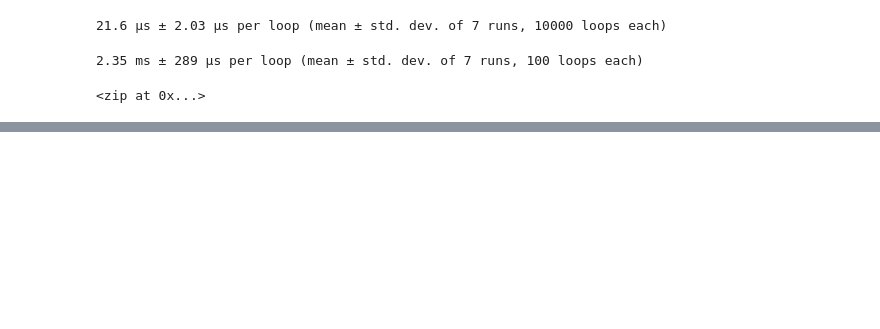
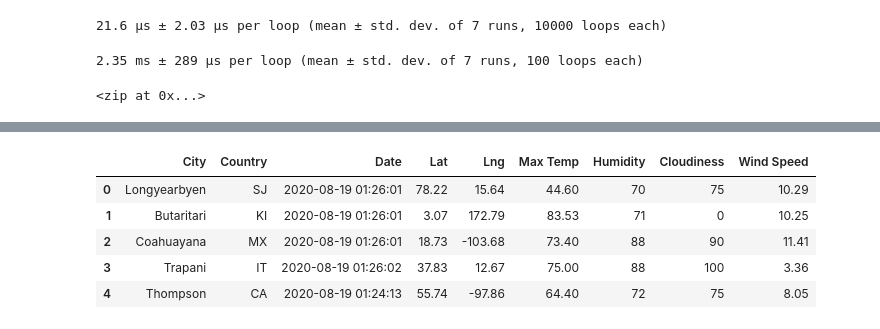
Before and after one commit to fishiraki/World_Weather_Analysis, a Jupyter notebook: WeatherPy.ipynb, the cells around one changed output, grey strips where cells are left out. Drawn from its saved outputs; the diff is of its cells as text; code cells hidden in the pictures; blank space fills up the shorter version.

```diff
--- a/WeatherPy.ipynb
+++ b/WeatherPy.ipynb
@@ -115,0 +228,12 @@ len(cities)
+# %%
+new_column_order = ["City", "Country", "Date", "Lat", "Lng", "Max Temp", "Humidity", "Cloudiness", "Wind Speed"]
+# %%
+sorted_city_data_df = city_data_df[new_column_order]
+sorted_city_data_df.head()
+# %% [output]
+|  | City | Country | Date | Lat | Lng | Max Temp | Humidity | Cloudiness | Wind Speed |
+| 0 | Longyearbyen | SJ | 2020-08-19 01:26:01 | 78.22 | 15.64 | 44.60 | 70 | 75 | 10.29 |
+| 1 | Butaritari | KI | 2020-08-19 01:26:01 | 3.07 | 172.79 | 83.53 | 71 | 0 | 10.25 |
+| 2 | Coahuayana | MX | 2020-08-19 01:26:01 | 18.73 | -103.68 | 73.40 | 88 | 90 | 11.41 |
+| 3 | Trapani | IT | 2020-08-19 01:26:02 | 37.83 | 12.67 | 75.00 | 88 | 100 | 3.36 |
+| 4 | Thompson | CA | 2020-08-19 01:24:13 | 55.74 | -97.86 | 64.40 | 72 | 75 | 8.05 |
```
Also changed, not shown: parts of 15 cells of this notebook, 2 other files.
